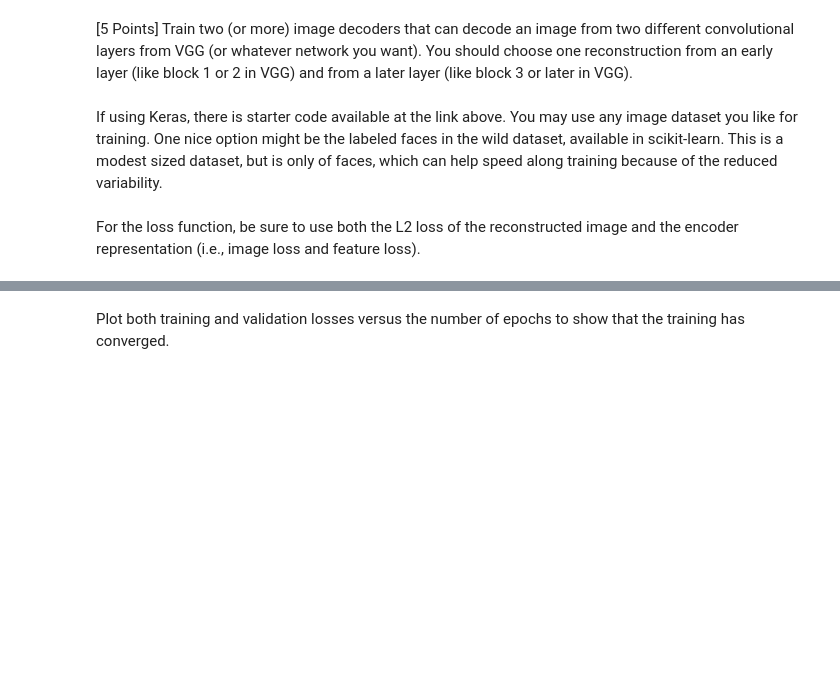
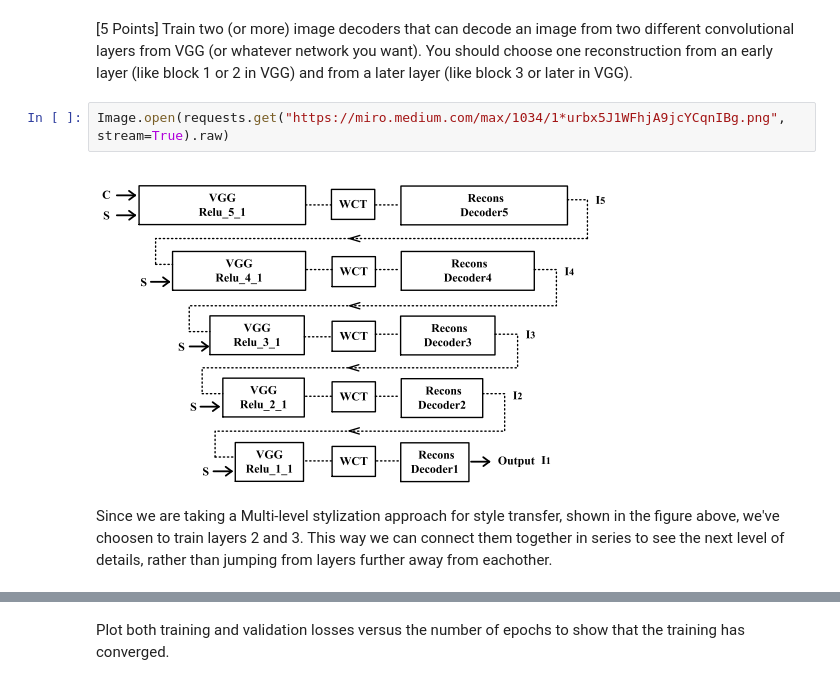
Before and after one commit to LJK150030/ML_NN, a Jupyter notebook: Lab3/Lab3.ipynb, the cells around one changed output, grey strips where cells are left out. Drawn from its saved outputs; the diff is of its cells as text; blank space fills up the shorter version.

```diff
--- a/Lab3/Lab3.ipynb
+++ b/Lab3/Lab3.ipynb
@@ -112,6 +459,8 @@ def decoder_layers(inputs, layer):
 # %% [markdown]
 [5 Points] Train two (or more) image decoders that can decode an image from two different convolutional layers from VGG (or whatever network you want).  You should choose one reconstruction from an early layer (like block 1 or 2 in VGG) and from a later layer (like block 3 or later in VGG).
-# %% [markdown]
-If using Keras, there is starter code available at the link above. You may use any image dataset you like for training. One nice option might be the labeled faces in the wild dataset, available in scikit-learn. This is a modest sized dataset, but is only of faces, which can help speed along training because of the reduced variability.
-# %% [markdown]
-For the loss function, be sure to use both the L2 loss of the reconstructed image and the encoder representation (i.e., image loss and feature loss).
+# %%
+Image.open(requests.get("https://miro.medium.com/max/1034/1*urbx5J1WFhjA9jcYCqnIBg.png", stream=True).raw)
+# %% [output]
+[figure, added]
+# %% [markdown]
+Since we are taking a Multi-level stylization approach for style transfer, shown in the figure above, we've choosen to train layers 2 and 3. This way we can connect them together in series to see the next level of details, rather than jumping from layers further away from eachother.
```
Also changed, not shown: parts of 15 cells of this notebook.
